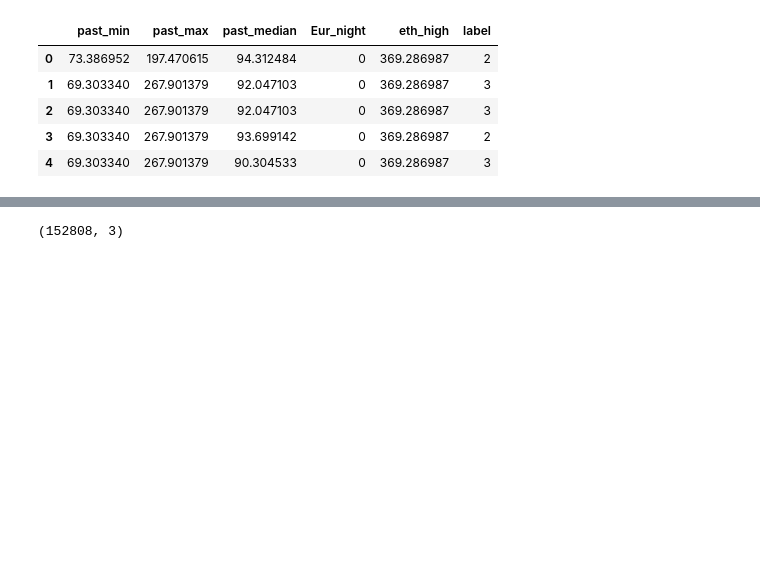
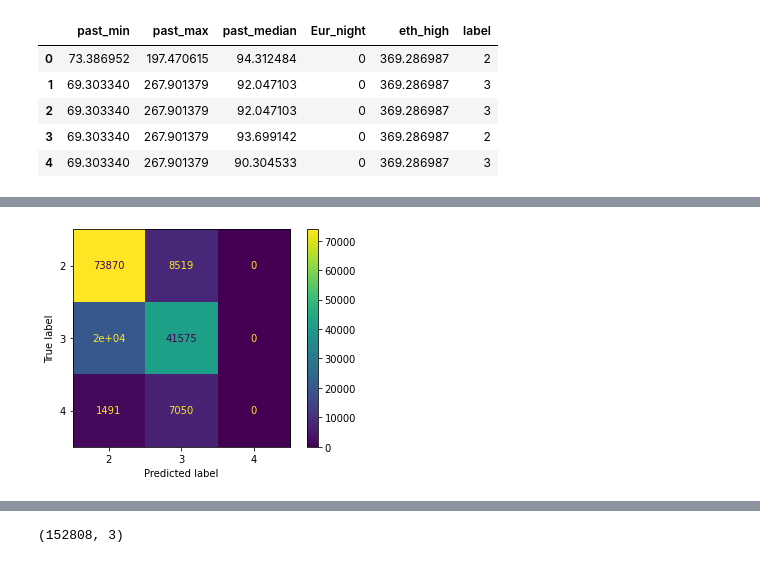
Before and after one commit to str42/CAMCOS, a Jupyter notebook: GasPricePredictor.ipynb, the cells around one changed output, grey strips where cells are left out. Saved outputs shown, nothing was run; the diff lists cells and outputs as text; code cells hidden in the pictures; blank space fills up the shorter version.

```diff
--- a/GasPricePredictor.ipynb
+++ b/GasPricePredictor.ipynb
@@ -276,8 +293,5 @@ Name: label, dtype: float64
 # %%
-three_classes_new_df = inf_cluster_df[(inf_cluster_df['label'] == '2') |
-                                      (inf_cluster_df['label'] == '3') |
-                                      (inf_cluster_df['label'] == '4')
-                                     ]
+three_classes_new_df = inf_cluster_df[inf_cluster_df['label'] != '1']
 # %%
 three_classes_new_df.head()
 # %% [output]
@@ -297,5 +315,5 @@ X_train, X_test, y_train, y_test = train_test_split(X, y, test_size=0.2, stratif
 # %%
-three_class_rfc = RandomForestClassifier(n_estimators=100, min_samples_split=400, random_state=0)
+three_class_rfc = RandomForestClassifier(n_estimators=10, min_samples_split=200, random_state=0)
 # %%
 three_class_rfc.fit(X_train, y_train)
 # %% [output]
@@ -302,0 +321,5 @@ RandomForestClassifier(min_samples_split=400, random_state=0)
+# %%
+##
+dtc = DecisionTreeClassifier(min_samples_split=20000)
+# %%
+dtc.fit(X_train, y_train)
@@ -318,0 +360,5 @@ weighted avg       0.71      0.75      0.73    152808
+# %%
+plot_confusion_matrix(three_class_rfc, X_train, y_train)
+plt.show()
+# %% [output]
+[figure, added]
```
Also changed, not shown: parts of 50 cells of this notebook, 9 other files.
